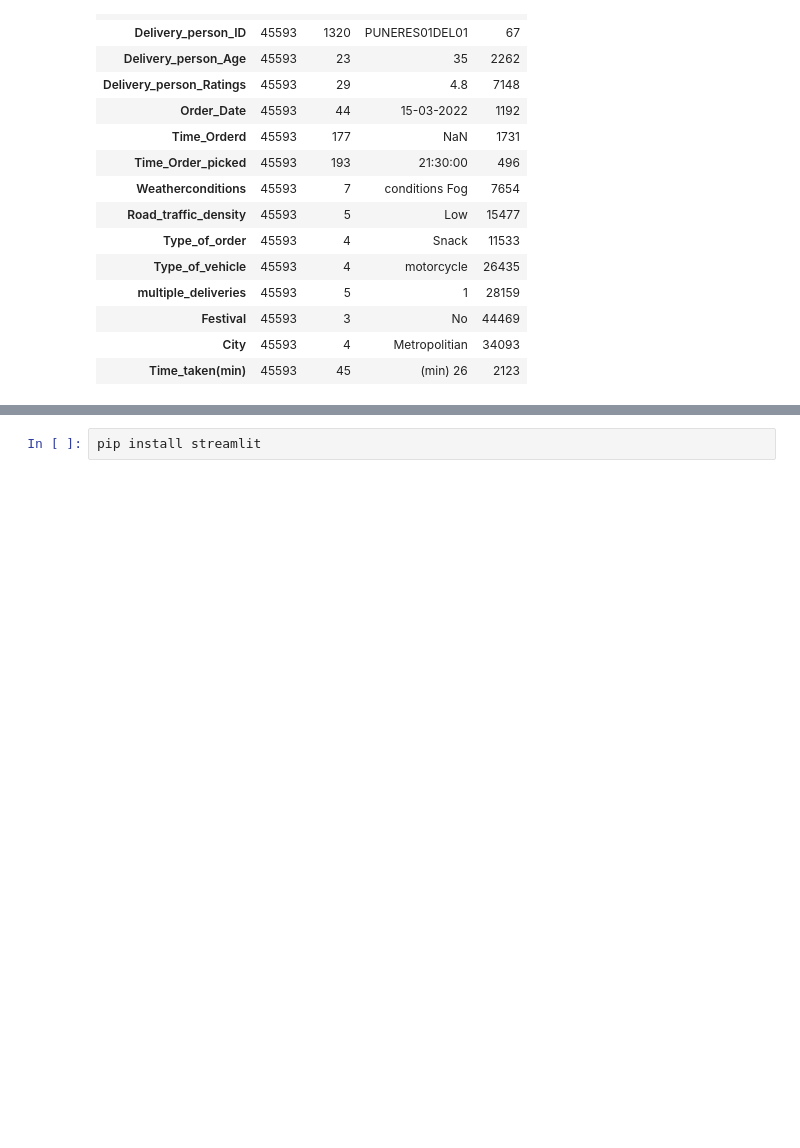
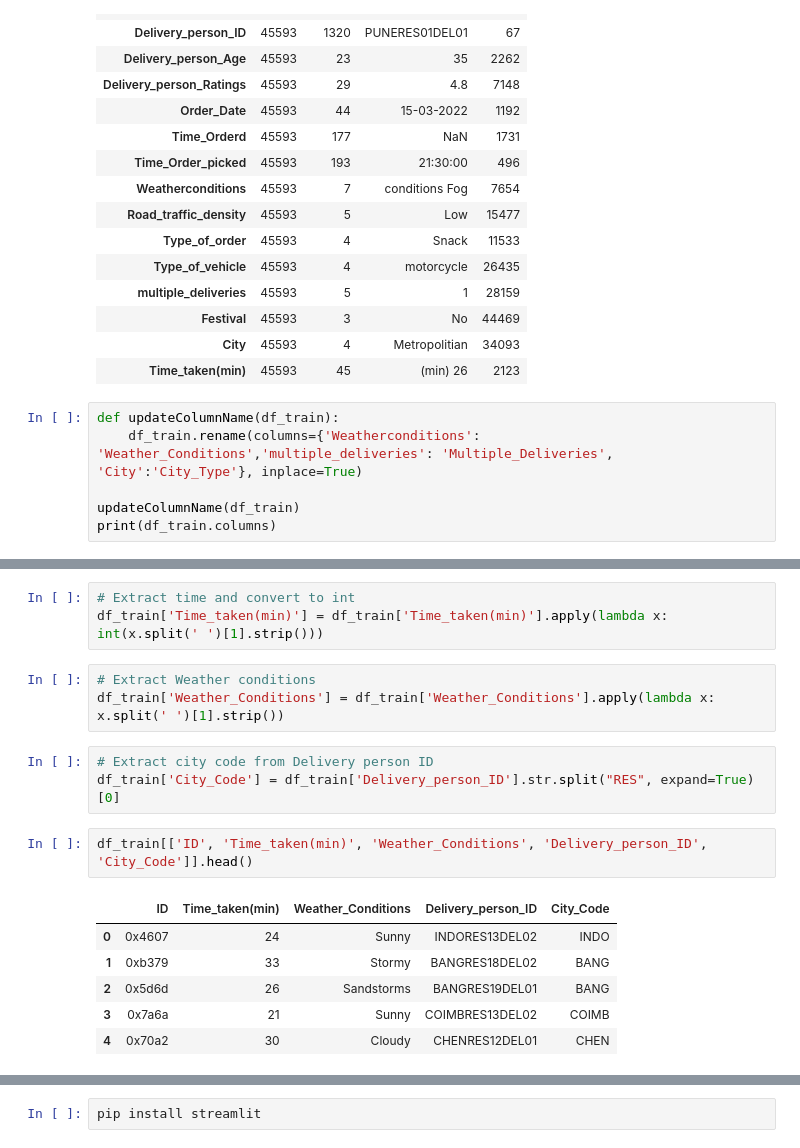
Before and after one commit to SachinSShinde/PrepVector_ML_sshinde_UBER_ETA_Prediction, a Jupyter notebook: Notebooks/01_data_cleaning.ipynb, the cells around one changed output, grey strips where cells are left out. Saved outputs shown, nothing was run; the diff lists cells and outputs as text; blank space fills up the shorter version.

```diff
--- a/Notebooks/01_data_cleaning.ipynb
+++ b/Notebooks/01_data_cleaning.ipynb
@@ -85,3 +92,9 @@ df_train.describe(exclude=np.number).T
 | Festival | 45593 | 3 | No | 44469 |
 | City | 45593 | 4 | Metropolitian | 34093 |
 | Time_taken(min) | 45593 | 45 | (min) 26 | 2123 |
+# %%
+def updateColumnName(df_train):
+    df_train.rename(columns={'Weatherconditions': 'Weather_Conditions','multiple_deliveries': 'Multiple_Deliveries', 'City':'City_Type'}, inplace=True)
+
+updateColumnName(df_train)
+print(df_train.columns)
@@ -87,0 +110,18 @@ df_train.describe(exclude=np.number).T
+# %%
+# Extract time and convert to int
+df_train['Time_taken(min)'] = df_train['Time_taken(min)'].apply(lambda x: int(x.split(' ')[1].strip()))
+# %%
+# Extract Weather conditions
+df_train['Weather_Conditions'] = df_train['Weather_Conditions'].apply(lambda x: x.split(' ')[1].strip())
+# %%
+# Extract city code from Delivery person ID
+df_train['City_Code'] = df_train['Delivery_person_ID'].str.split("RES", expand=True)[0]
+# %%
+df_train[['ID', 'Time_taken(min)', 'Weather_Conditions', 'Delivery_person_ID', 'City_Code']].head()
+# %% [output]
+|  | ID | Time_taken(min) | Weather_Conditions | Delivery_person_ID | City_Code |
+| 0 | 0x4607 | 24 | Sunny | INDORES13DEL02 | INDO |
+| 1 | 0xb379 | 33 | Stormy | BANGRES18DEL02 | BANG |
+| 2 | 0x5d6d | 26 | Sandstorms | BANGRES19DEL01 | BANG |
+| 3 | 0x7a6a | 21 | Sunny | COIMBRES13DEL02 | COIMB |
+| 4 | 0x70a2 | 30 | Cloudy | CHENRES12DEL01 | CHEN |
```
Also changed, not shown: parts of 12 cells of this notebook.
